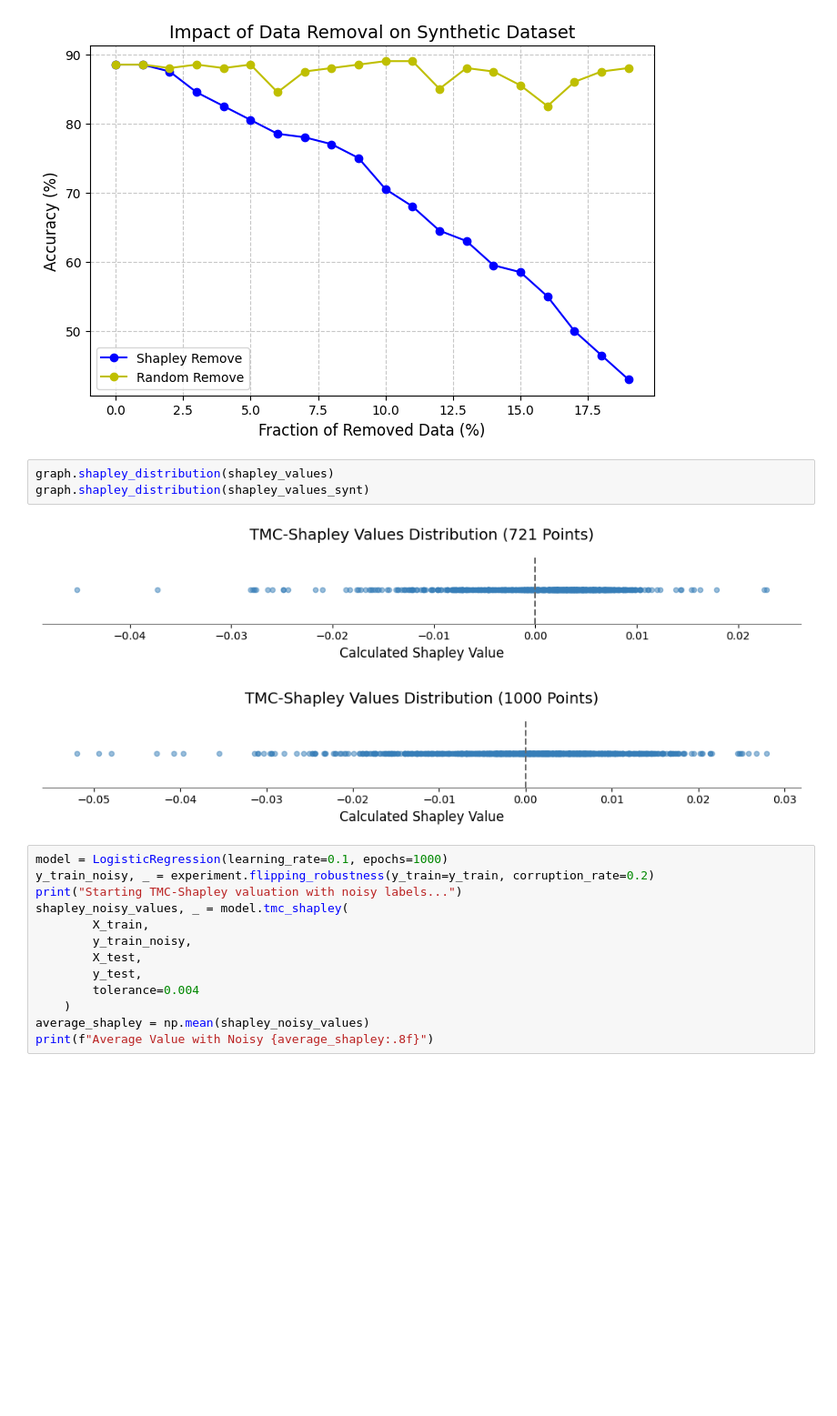
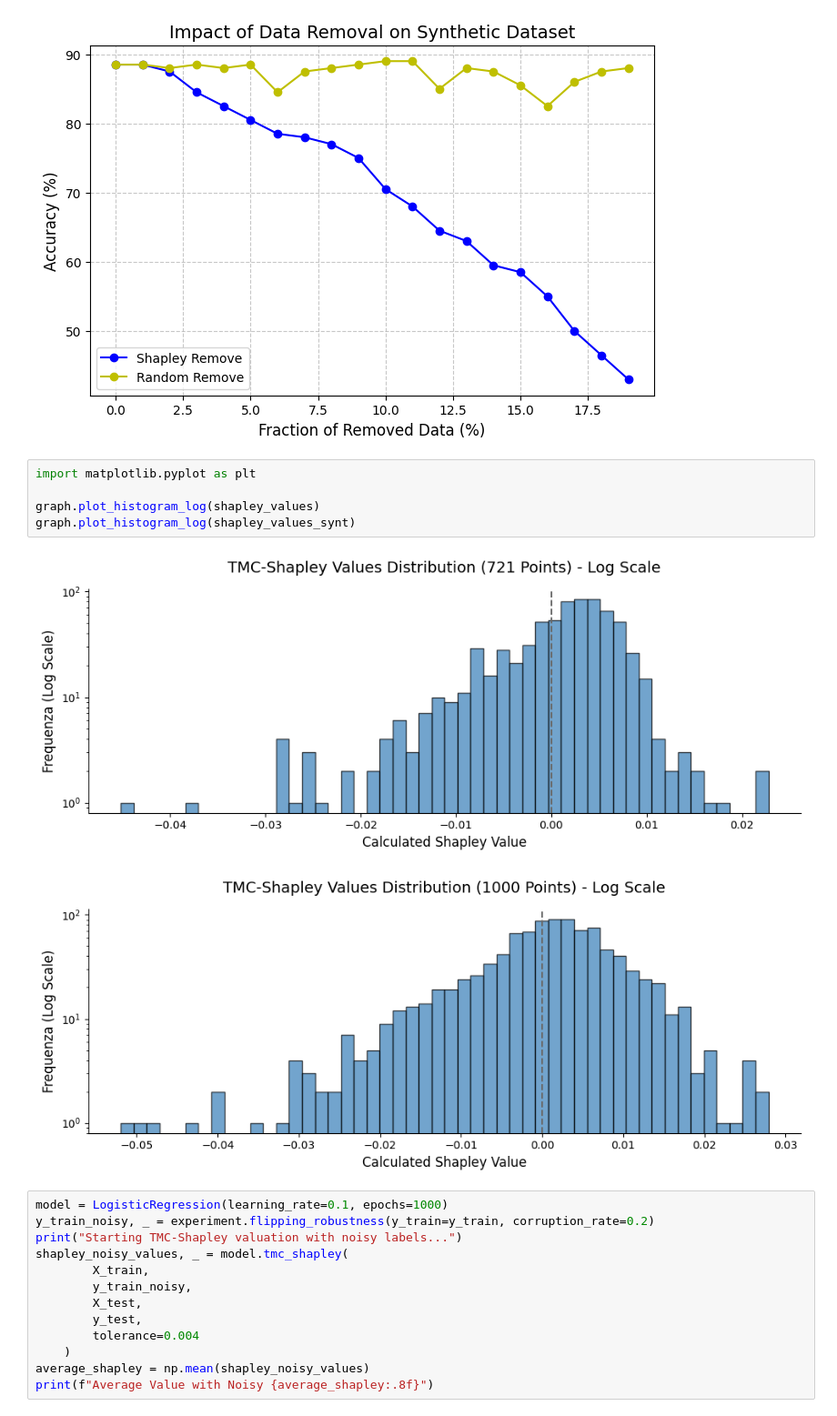
Before and after one commit to echo85/data-shapley, a Jupyter notebook: data_shapley.ipynb, the cells around one changed output. Shown at 91% size. Saved outputs shown, nothing was run; the diff lists cells and outputs as text; blank space fills up the shorter version.

Commit message:
report improvements, new graph for the data shapley distribution

```diff
--- a/data_shapley.ipynb
+++ b/data_shapley.ipynb
@@ -209,11 +209,13 @@ graph.remove(accuracy_fractional_synth, accuracy_random_synt , title = 'Impact o
 [figure]
 [figure]
 # %%
-graph.shapley_distribution(shapley_values)
-graph.shapley_distribution(shapley_values_synt)
+import matplotlib.pyplot as plt
+
+graph.plot_histogram_log(shapley_values)
+graph.plot_histogram_log(shapley_values_synt)
 # %% [output]
-[figure, old version]
+[figure, new version]
-[figure, old version]
+[figure, new version]
 # %%
 model = LogisticRegression(learning_rate=0.1, epochs=1000)
 y_train_noisy, _ = experiment.flipping_robustness(y_train=y_train, corruption_rate=0.2)
```
Also changed, not shown: parts of 1 cell of this notebook, 5 other files.
